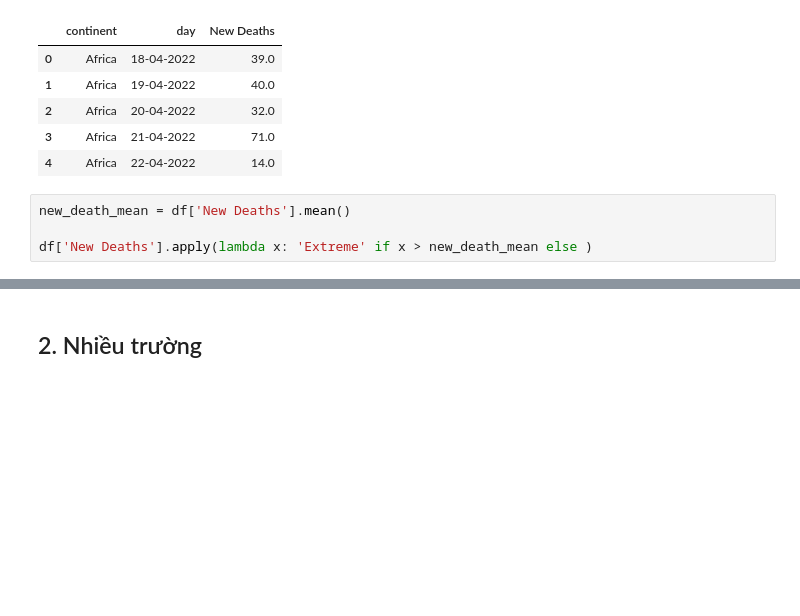
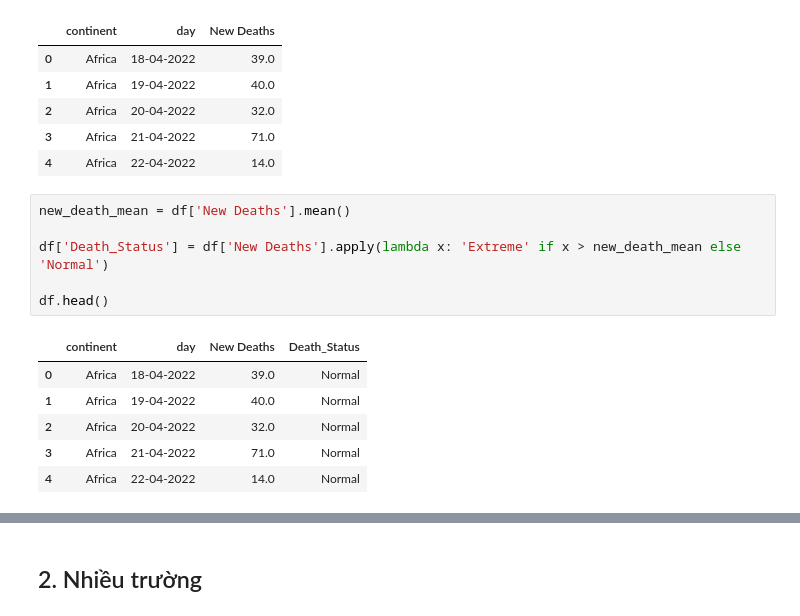
Before and after one commit to LeKiet258/DATA_VIZ_LAB01, a Jupyter notebook: Relationship.ipynb, the cells around one changed output, grey strips where cells are left out. Cells and saved outputs as stored; diff of their text form; blank space fills up the shorter version.

```diff
--- a/Relationship.ipynb
+++ b/Relationship.ipynb
@@ -181,4 +209,13 @@ df.head()
 # %%
 new_death_mean = df['New Deaths'].mean()
 
-df['New Deaths'].apply(lambda x: 'Extreme' if x > new_death_mean else )
+df['Death_Status'] = df['New Deaths'].apply(lambda x: 'Extreme' if x > new_death_mean else 'Normal')
+
+df.head()
+# %% [output]
+|  | continent | day | New Deaths | Death_Status |
+| 0 | Africa | 18-04-2022 | 39.0 | Normal |
+| 1 | Africa | 19-04-2022 | 40.0 | Normal |
+| 2 | Africa | 20-04-2022 | 32.0 | Normal |
+| 3 | Africa | 21-04-2022 | 71.0 | Normal |
+| 4 | Africa | 22-04-2022 | 14.0 | Normal |
```
Also changed, not shown: parts of 7 cells of this notebook.
